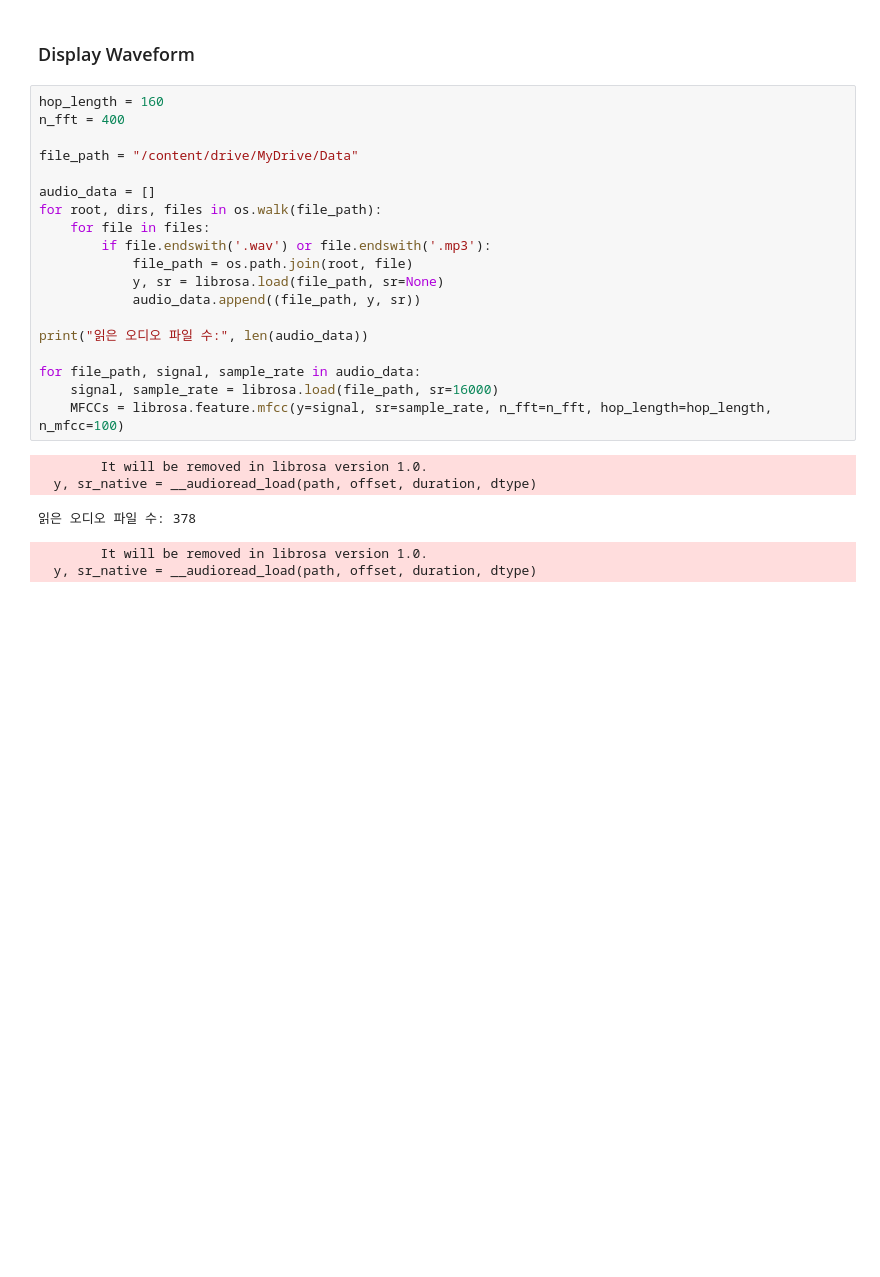
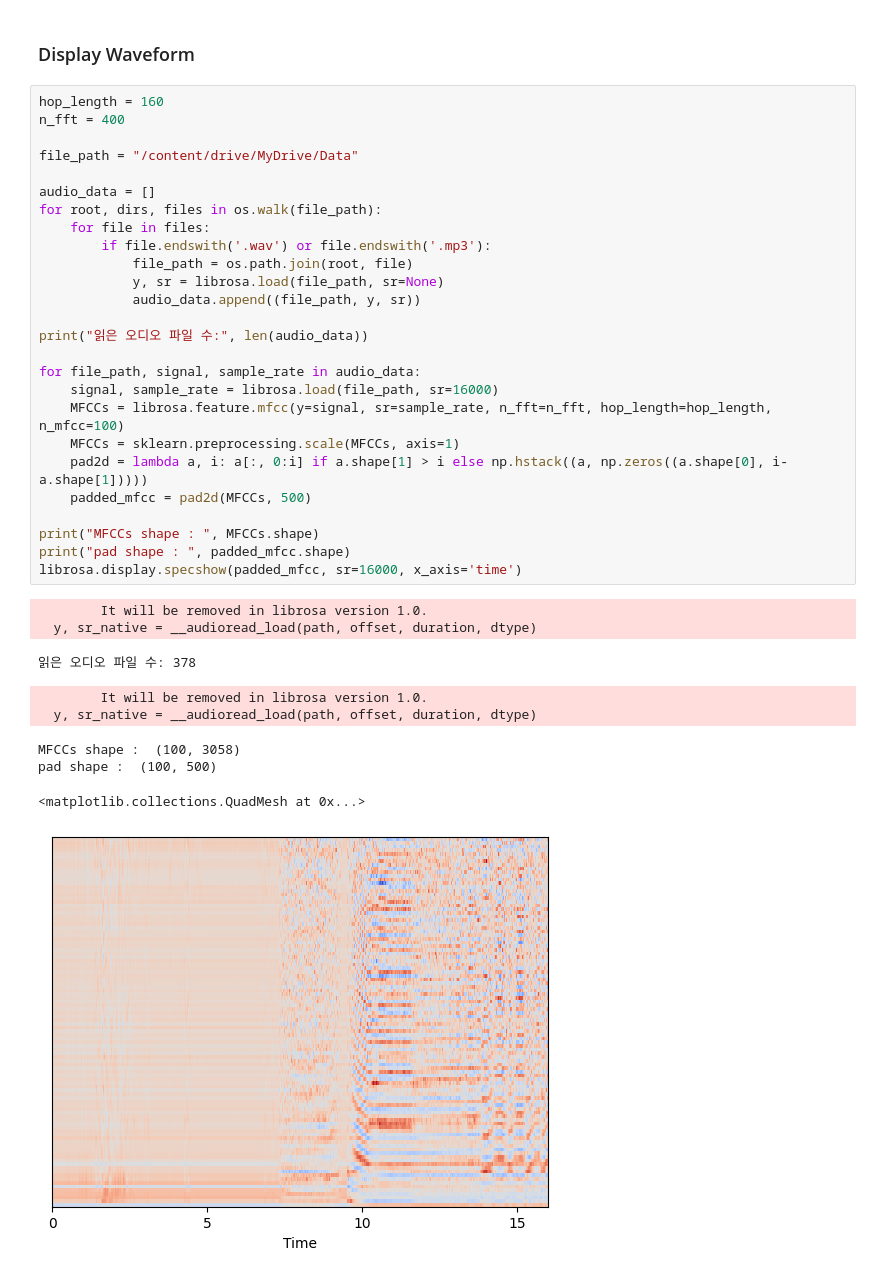
Before and after one commit to greenday1234/AI, a Jupyter notebook: AudioPreprocessing.ipynb, the cells around one changed output. Saved outputs shown, nothing was run; the diff lists cells and outputs as text; blank space fills up the shorter version.

Commit message:
feat: MFCCs padding 및 scaling 구현

```diff
--- a/AudioPreprocessing.ipynb
+++ b/AudioPreprocessing.ipynb
@@ -12,25 +15,36 @@ import os
 # %%
 hop_length = 160
 n_fft = 400
 
 file_path = "/content/drive/MyDrive/Data"
 
 audio_data = []
 for root, dirs, files in os.walk(file_path):
     for file in files:
         if file.endswith('.wav') or file.endswith('.mp3'):
             file_path = os.path.join(root, file)
             y, sr = librosa.load(file_path, sr=None)
             audio_data.append((file_path, y, sr))
 
 print("읽은 오디오 파일 수:", len(audio_data))
 
 for file_path, signal, sample_rate in audio_data:
     signal, sample_rate = librosa.load(file_path, sr=16000)
     MFCCs = librosa.feature.mfcc(y=signal, sr=sample_rate, n_fft=n_fft, hop_length=hop_length, n_mfcc=100)
+    MFCCs = sklearn.preprocessing.scale(MFCCs, axis=1)
+    pad2d = lambda a, i: a[:, 0:i] if a.shape[1] > i else np.hstack((a, np.zeros((a.shape[0], i-a.shape[1]))))
+    padded_mfcc = pad2d(MFCCs, 500)
+
+print("MFCCs shape : ", MFCCs.shape)
+print("pad shape : ", padded_mfcc.shape)
+librosa.display.specshow(padded_mfcc, sr=16000, x_axis='time')
 # %% [output]
         It will be removed in librosa version 1.0.
   y, sr_native = __audioread_load(path, offset, duration, dtype)
 읽은 오디오 파일 수: 378
         It will be removed in librosa version 1.0.
   y, sr_native = __audioread_load(path, offset, duration, dtype)
+MFCCs shape :  (100, 3058)
+pad shape :  (100, 500)
+<matplotlib.collections.QuadMesh at 0x...>
+[figure, added]
```
Also changed, not shown: parts of 9 cells of this notebook.
